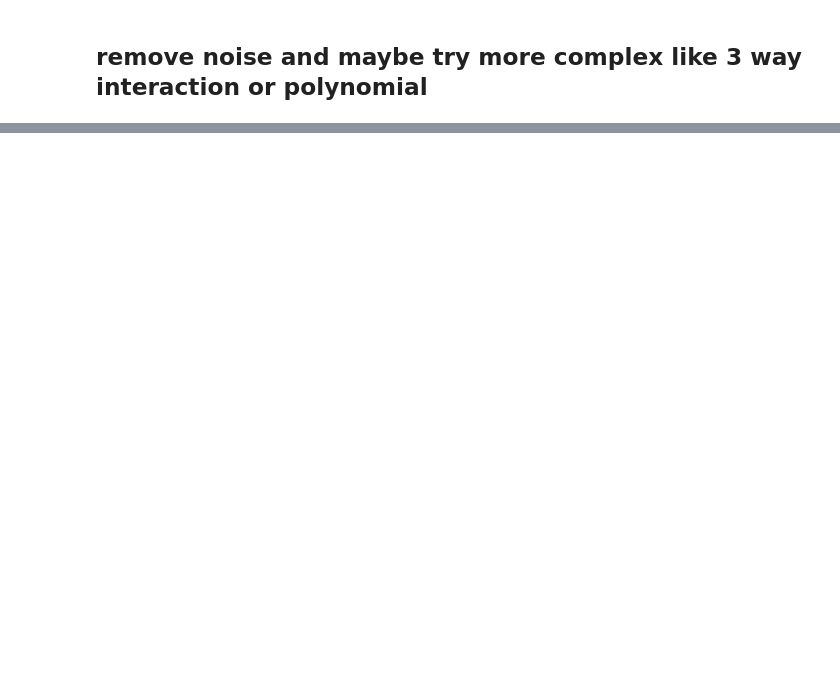
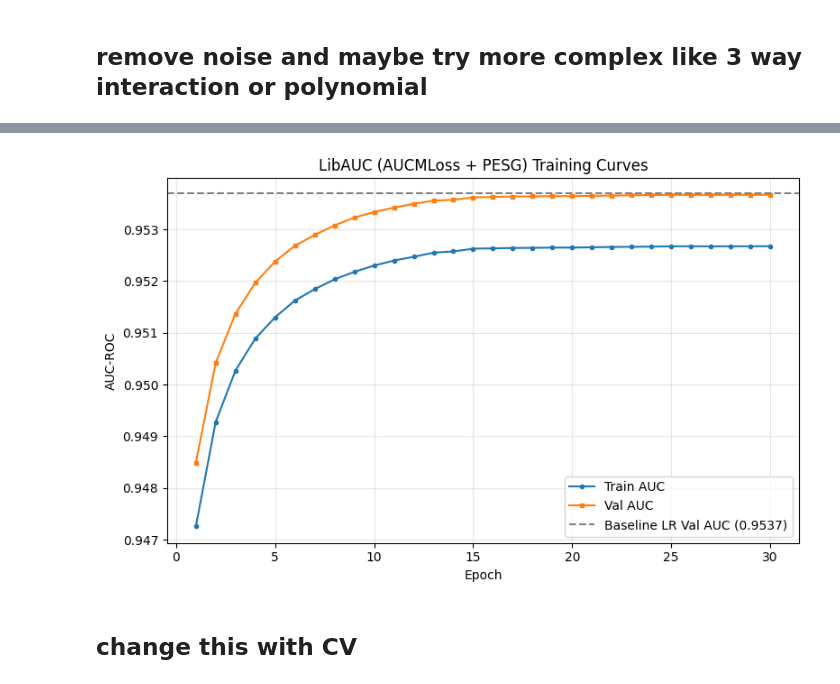
Before and after one commit to alwaysandeep/ml-experiments, a Jupyter notebook: experiments/kaggle/playground-feb-26-edition.ipynb, the cells around one changed output, grey strips where cells are left out. Cells and saved outputs as stored; diff of their text form; code cells hidden in the pictures; blank space fills up the shorter version.

```diff
--- a/experiments/kaggle/playground-feb-26-edition.ipynb
+++ b/experiments/kaggle/playground-feb-26-edition.ipynb
@@ -1064,0 +1692,25 @@ sub_df.to_csv('submission_with_logistic_cross_interactions.csv', index=False)
+# %%
+# Simple MLP model for tabular data
+
+class TabularMLP(nn.Module):
+    def __init__(self, input_dim, hidden_dims=[128, 64]):
+        super().__init__()
+        layers = []
+        prev_dim = input_dim
+        for h in hidden_dims:
+            layers.extend([
+                nn.Linear(prev_dim, h),
+                nn.BatchNorm1d(h),
+                nn.ReLU(),
+                nn.Dropout(0.3),
+            ])
+            prev_dim = h
+        layers.append(nn.Linear(prev_dim, 1))
+        self.net = nn.Sequential(*layers)
+
+    def forward(self, x):
+        return self.net(x)
+
+model = TabularMLP(input_dim, hidden_dims=[128, 64]).to(device)
+print(model)
+print(f"Parameters: {sum(p.numel() for p in model.parameters()):,}")
@@ -1064,0 +1827,17 @@ sub_df.to_csv('submission_with_logistic_cross_interactions.csv', index=False)
+# %%
+# Plot training curves
+fig, ax = plt.subplots(1, 1, figsize=(8, 5))
+ax.plot(range(1, EPOCHS+1), train_auc_log, label='Train AUC', marker='o', markersize=3)
+ax.plot(range(1, EPOCHS+1), val_auc_log, label='Val AUC', marker='s', markersize=3)
+ax.axhline(y=0.9537, color='gray', linestyle='--', label='Baseline LR Val AUC (0.9537)')
+ax.set_xlabel('Epoch')
+ax.set_ylabel('AUC-ROC')
+ax.set_title('LibAUC (AUCMLoss + PESG) Training Curves')
+ax.legend()
+ax.grid(True, alpha=0.3)
+plt.tight_layout()
+plt.show()
+# %% [output]
+[figure, added]
+# %% [markdown]
+## change this with CV
```
Also changed, not shown: parts of 32 cells of this notebook, 13 other files.
